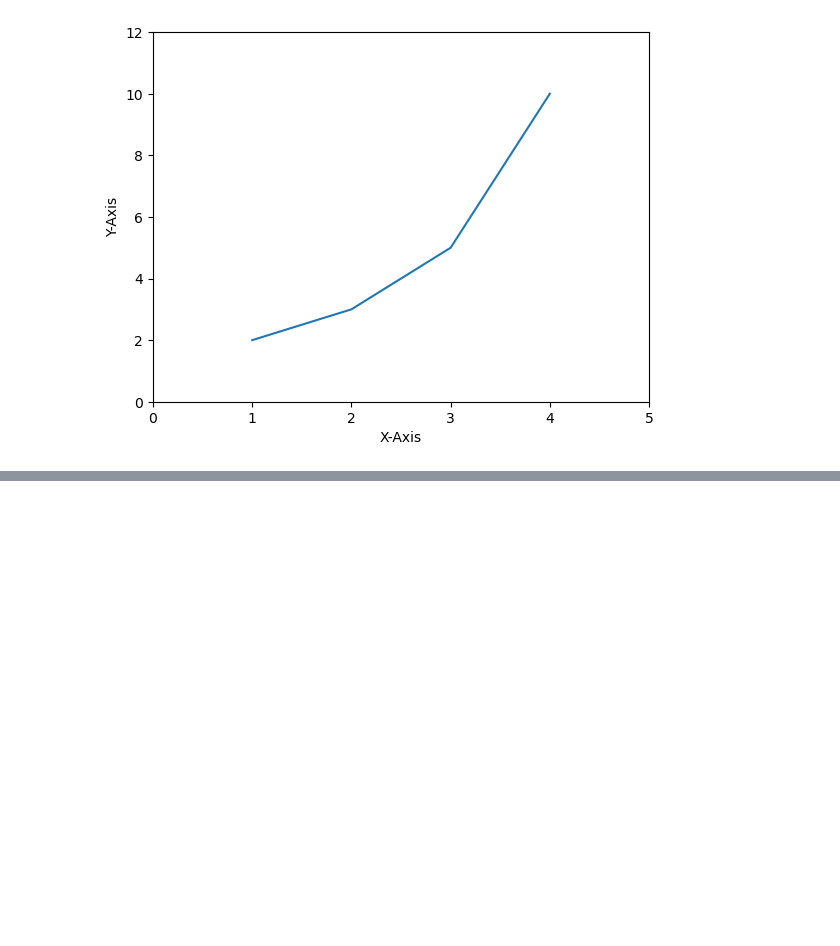
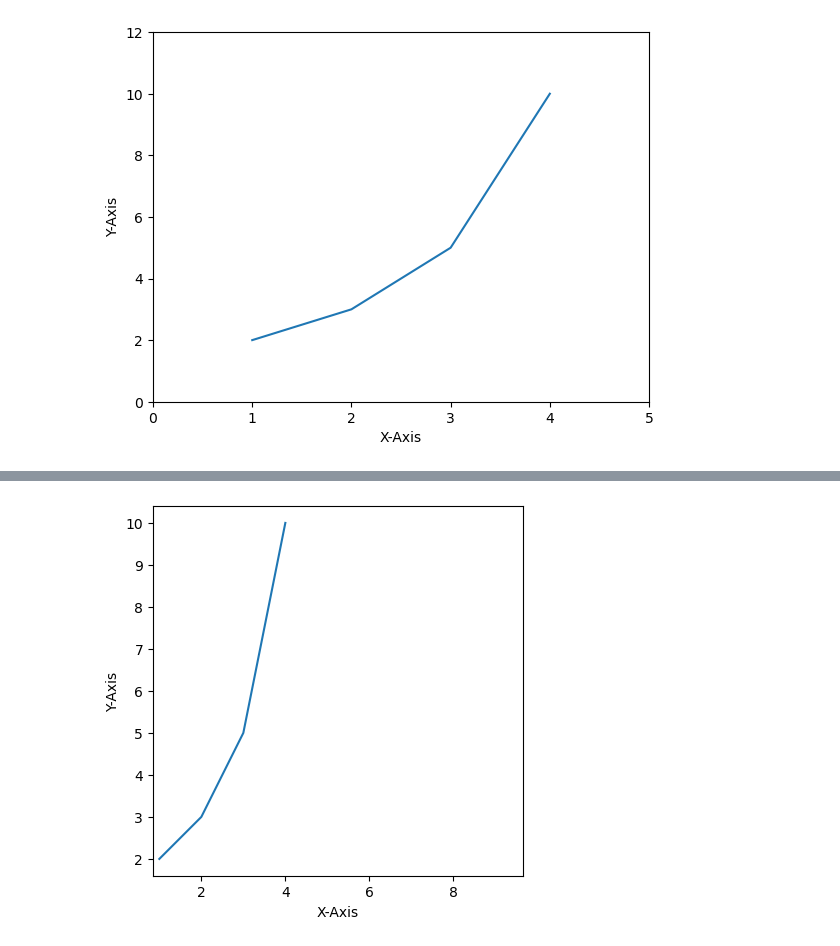
Before and after one commit to epata94/NewDataScience, a Jupyter notebook: 02_ETL/01_Pandas_basic/Step9/01_Matplotlib 기본사용.ipynb, the cells around one changed output, grey strips where cells are left out. Cells and saved outputs as stored; diff of their text form; code cells hidden in the pictures; blank space fills up the shorter version.

```diff
--- a/02_ETL/01_Pandas_basic/Step9/01_Matplotlib 기본사용.ipynb
+++ b/02_ETL/01_Pandas_basic/Step9/01_Matplotlib 기본사용.ipynb
@@ -220,0 +234,10 @@ plt.show()
+# %%
+plt.plot([1, 2, 3, 4], [2, 3, 5, 10])
+plt.xlabel('X-Axis')
+plt.ylabel('Y-Axis')
+plt.axis('square')
+# plt.axis('scaled')
+
+plt.show()
+# %% [output]
+[figure, added]
```
Also changed, not shown: parts of 27 cells of this notebook, 46 other files.
